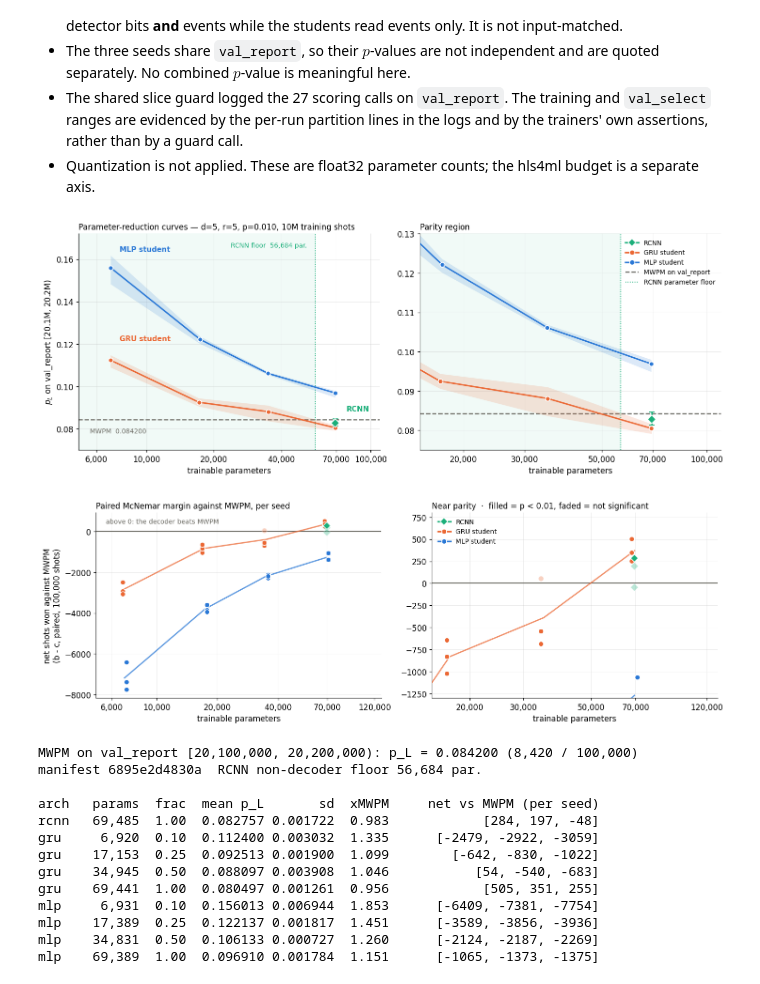
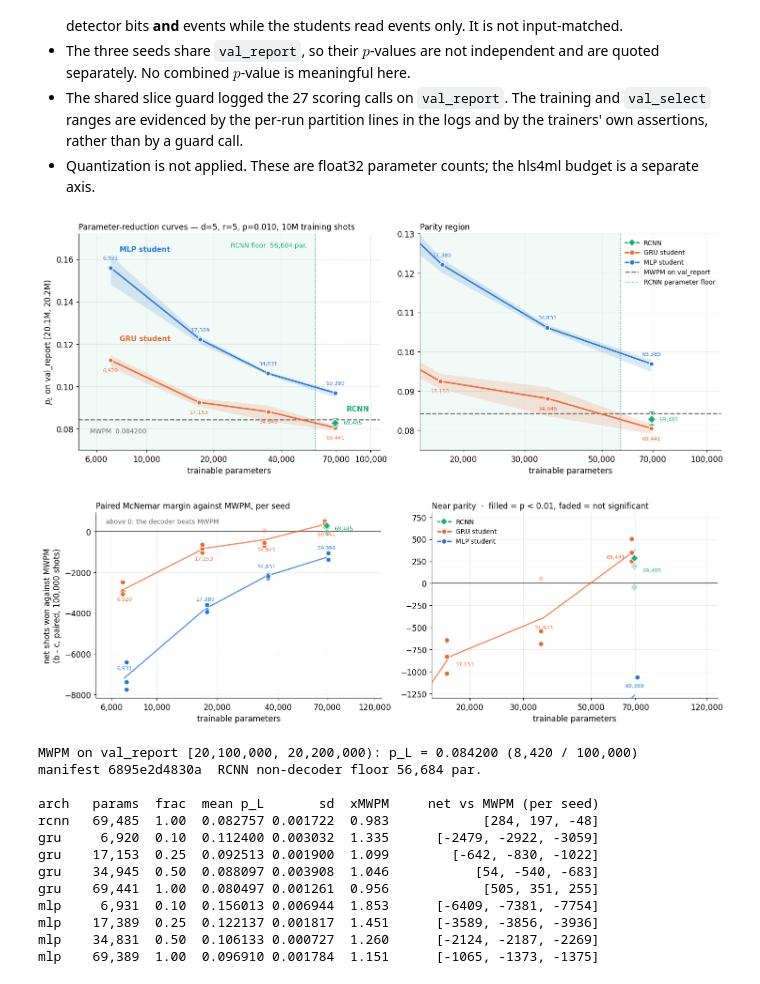
Before and after one commit to karriechey/FNAL-QCDecoding-FPGA, a Jupyter notebook: analysis_notebooks/EXPERIMENTS_LOG.ipynb, the cells around one changed output. Drawn from its saved outputs; the diff is of its cells as text; code cells hidden in the pictures.

```diff
--- a/analysis_notebooks/EXPERIMENTS_LOG.ipynb
+++ b/analysis_notebooks/EXPERIMENTS_LOG.ipynb
@@ -1805,6 +1805,31 @@ def plain_log_ticks(ax, ticks):
     ax.xaxis.set_major_formatter(FuncFormatter(lambda v, _p: f"{int(v):,d}"))
     ax.xaxis.set_minor_locator(NullLocator())
     ax.xaxis.set_minor_formatter(NullFormatter())
+
+
+# Where each architecture's per-point count sits relative to its marker, in points.
+# The three architectures share a rung to within 1.5%, so their markers stack almost
+# vertically and the counts have to leave in different directions to stay apart.
+_COUNT_OFFSET = {"mlp": (0, 10, "center", "bottom"),
+                 "gru": (0, -11, "center", "top"),
+                 "rcnn": (11, 0, "left", "center")}
+
+
+def label_counts(ax, points, overrides=None):
+    """Print each marker's exact parameter count next to it.
+
+    The axis ticks are round numbers chosen for the scale, so a marker at 17,153
+    sits between the 10,000 and 20,000 ticks and its count cannot be read off the
+    axis. points is a list of (x, y, architecture). overrides maps (architecture,
+    count) to a replacement placement for the few labels the default direction
+    walks into another marker.
+    """
+    overrides = overrides or {}
+    for x, y, a in points:
+        dx, dy, ha, va = overrides.get((a, int(x)), _COUNT_OFFSET[a])
+        ax.annotate(f"{int(x):,d}", xy=(x, y), xytext=(dx, dy),
+                    textcoords="offset points", ha=ha, va=va,
+                    fontsize=7.5, color=C[a], zorder=7)
 
 ROOT = os.path.join("..", "rcnn_threshold")
 PR = os.path.join(ROOT, "param_reduction_r5")
@@ -1885,6 +1910,10 @@ axR.set_ylim(0.075, 0.130)
 plain_log_ticks(axL, [6000, 10000, 20000, 40000, 70000, 100000])
 plain_log_ticks(axR, [20000, 30000, 50000, 70000, 100000])
 
+fig1_points = [(x[0], x[1], a) for a in ("gru", "mlp", "rcnn") for x in series[a]]
+label_counts(axL, fig1_points)
+label_counts(axR, [pt for pt in fig1_points if pt[0] > 15000])
+
 # Direct labels, so identity survives the green's low contrast against white and so the
 # figure reads without crossing to the legend.
 axL.annotate("GRU student", xy=(6920, 0.1124), xytext=(7600, 0.1215),
@@ -1919,6 +1948,10 @@ plt.show()
 fig2, (ax2, ax3) = plt.subplots(1, 2, figsize=(13.5, 4.6))
 
 off = {"gru": -0.10, "mlp": 0.10, "rcnn": 0.0}
+# Counts go on the seed-mean line rather than on the markers, which carry a small x
+# jitter here so three seeds at one rung stay separable. Collected on the first pass,
+# drawn after the x-limits are set so each panel can drop what falls off its left edge.
+fig2_points = []
 for ax in (ax2, ax3):
     ax.axhline(0, color=GREY, lw=1.4, zorder=2)
     for r in mcn:
@@ -1938,6 +1971,8 @@ for ax in (ax2, ax3):
             xs.append(p_)
             ys.append(np.mean(nets))
         ax.plot(xs, ys, "-", color=C[a], lw=1.8, alpha=0.75, zorder=4)
+        if ax is ax2:
+            fig2_points += [(x_, y_, a) for x_, y_ in zip(xs, ys)]
     ax.set_xscale("log")
     ax.set_xlabel("trainable parameters")
     ax.grid(alpha=0.25, lw=0.6)
@@ -1951,35 +1986,46 @@ ax2.set_title("Paired McNemar margin against MWPM, per seed", fontsize=11, loc="
 ax2.annotate("above 0: the decoder beats MWPM", xy=(5600, 400), color=GREY, fontsize=9)
 
 ax3.set_xlim(15000, 130000)
 ax3.set_ylim(-1300, 800)
 ax3.set_title("Near parity  ·  filled = p < 0.01, faded = not significant",
               fontsize=11, loc="left")
 
 plain_log_ticks(ax2, [6000, 10000, 20000, 40000, 70000, 120000])
 plain_log_ticks(ax3, [20000, 30000, 50000, 70000, 120000])
 
+rc_p = series["rcnn"][0][0]
+rc_nets = [int(r["net_model_wins"]) for r in mcn
+           if r["comparison"] == "model_vs_MWPM" and int(r["actual_params"]) == rc_p]
+fig2_points.append((rc_p, float(np.mean(rc_nets)), "rcnn"))
+# On the zoom panel the GRU and RCNN 69k markers land on top of each other and the
+# 17,153 label runs off the left edge, so those two move by hand.
+AX3_OVERRIDES = {("gru", 69441): (-13, -6, "right", "top"),
+                 ("gru", 17153): (8, -8, "left", "top")}
+for ax, ovr in ((ax2, None), (ax3, AX3_OVERRIDES)):
+    lo_x, hi_x = ax.get_xlim()
+    label_counts(ax, [pt for pt in fig2_points if lo_x < pt[0] < hi_x], overrides=ovr)
 ax3.legend(handles=handles[:3], loc="upper left", frameon=False, fontsize=9)
 fig2.tight_layout()
 fig2.savefig(os.path.join("..", "figures", "param_reduction_r5_mcnemar.pdf"), bbox_inches="tight")
 plt.show()
 
 # --- the table, which is also the contrast relief for the green series -------------------
 print(f"MWPM on val_report [20,100,000, 20,200,000): p_L = {MWPM:.6f} "
       f"({MWPM_META['residual_errors']:,} / {MWPM_META['n']:,})")
 print(f"manifest {MANIFEST['git_sha'][:12]}  RCNN non-decoder floor {FLOOR:,} par.\n")
 print(f"{'arch':5s} {'params':>7s} {'frac':>5s} {'mean p_L':>9s} {'sd':>8s} "
       f"{'xMWPM':>6s} {'net vs MWPM (per seed)':>26s}")
 for a in ("rcnn", "gru", "mlp"):
     for p, m, sd, lo, hi, n in series[a]:
         nets = [int(r["net_model_wins"]) for r in mcn
                 if r["comparison"] == "model_vs_MWPM" and int(r["actual_params"]) == p]
         frac = [r["target_fraction"] for r in summary
                 if int(r["actual_params"]) == p][0]
         print(f"{a:5s} {p:>7,d} {float(frac):>5.2f} {m:>9.6f} {sd:>8.6f} "
               f"{m / MWPM:>6.3f} {str(sorted(nets, reverse=True)):>26s}")
 # %% [output]
-[figure, old version]
+[figure, new version]
-[figure, old version]
+[figure, new version]
 MWPM on val_report [20,100,000, 20,200,000): p_L = 0.084200 (8,420 / 100,000)
 manifest 6895e2d4830a  RCNN non-decoder floor 56,684 par.
 
```
Also changed, not shown: parts of 2 cells of this notebook.
